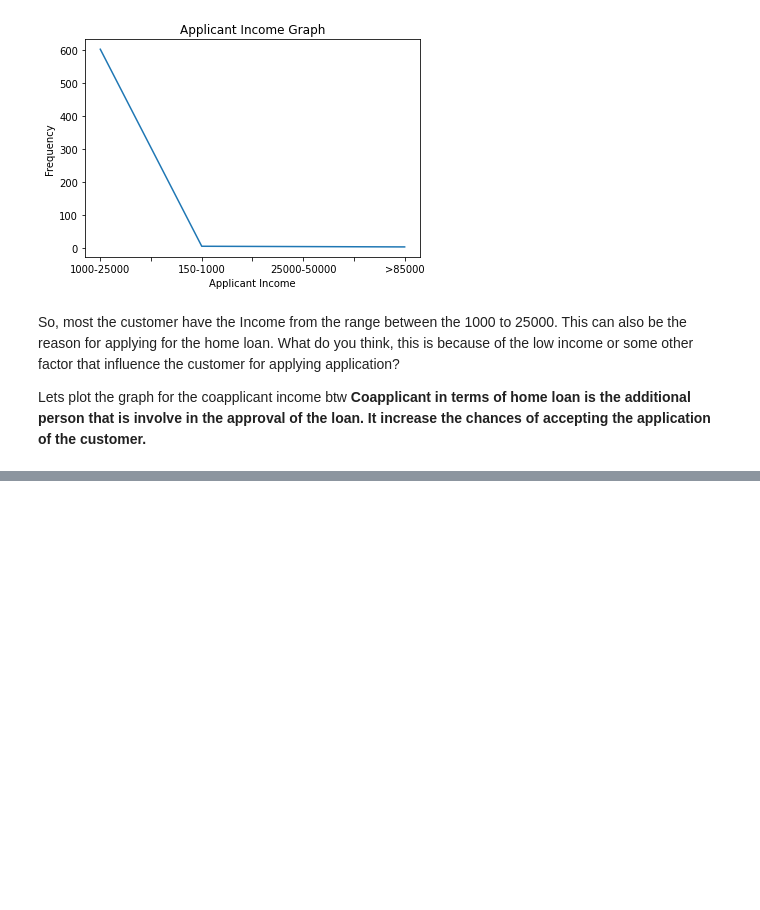
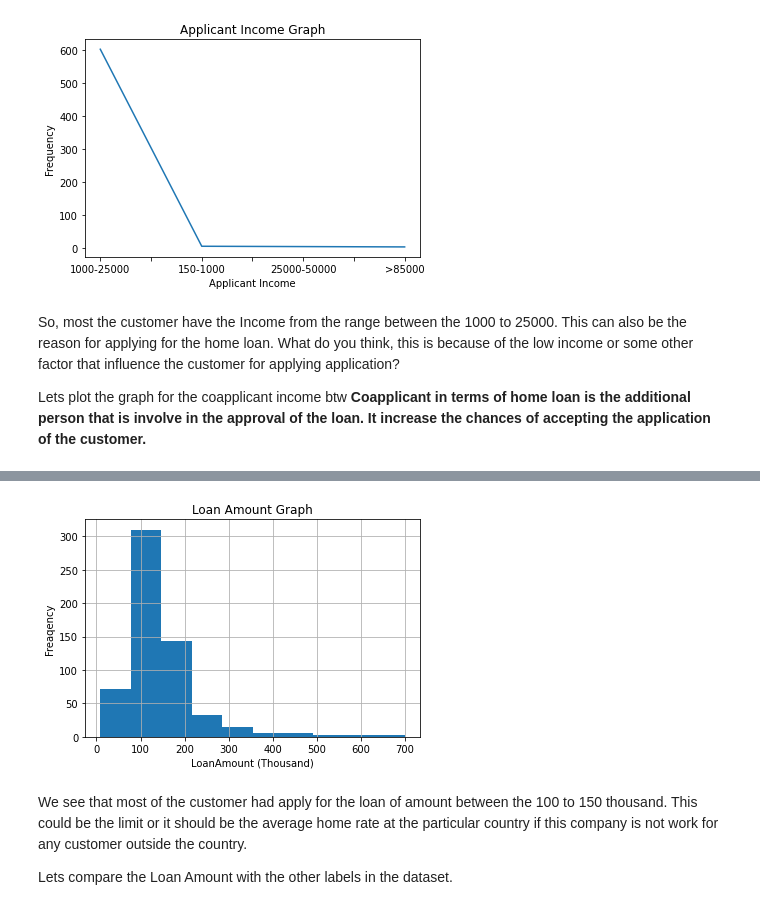
Before and after one commit to abhishek-vaish/home-loan-prediction, a Jupyter notebook: Home_Loan_Prediction.ipynb, the cells around one changed output, grey strips where cells are left out. Drawn from its saved outputs; the diff is of its cells as text; code cells hidden in the pictures; blank space fills up the shorter version.

```diff
--- a/Home_Loan_Prediction.ipynb
+++ b/Home_Loan_Prediction.ipynb
@@ -240,0 +273,12 @@ Lets plot the graph for the coapplicant income btw **Coapplicant in terms of hom
+# %%
+plt.hist(train_df['LoanAmount']);
+plt.grid();
+plt.xlabel('LoanAmount (Thousand)')
+plt.ylabel('Freaqency')
+plt.title('Loan Amount Graph');
+# %% [output]
+[figure, added]
+# %% [markdown]
+We see that most of the customer had apply for the loan of amount between the 100 to 150 thousand. This could be the limit or it should be the average home rate at the particular country if this company is not work for any customer outside the country.
+
+Lets compare the Loan Amount with the other labels in the dataset.
```
Also changed, not shown: parts of 11 cells of this notebook.
